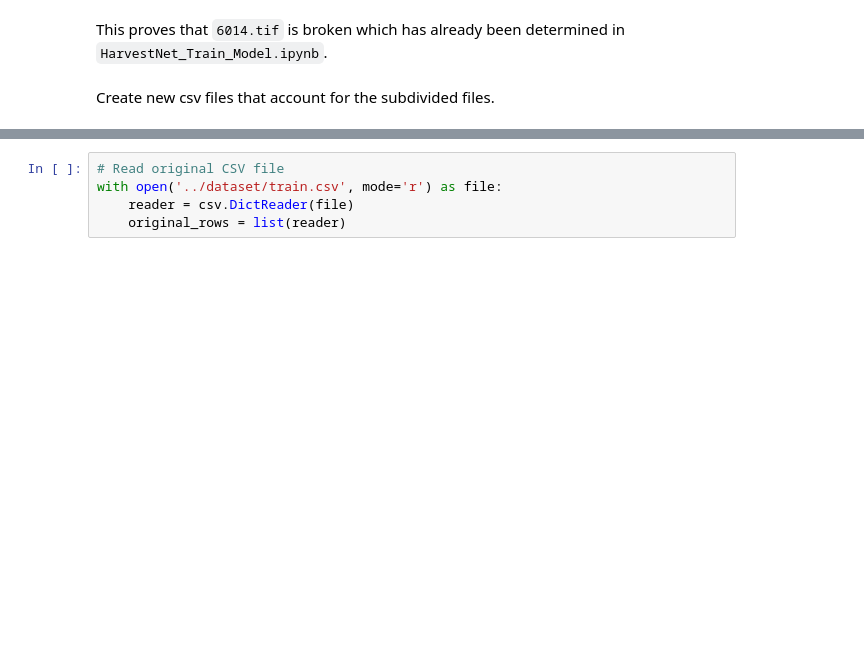
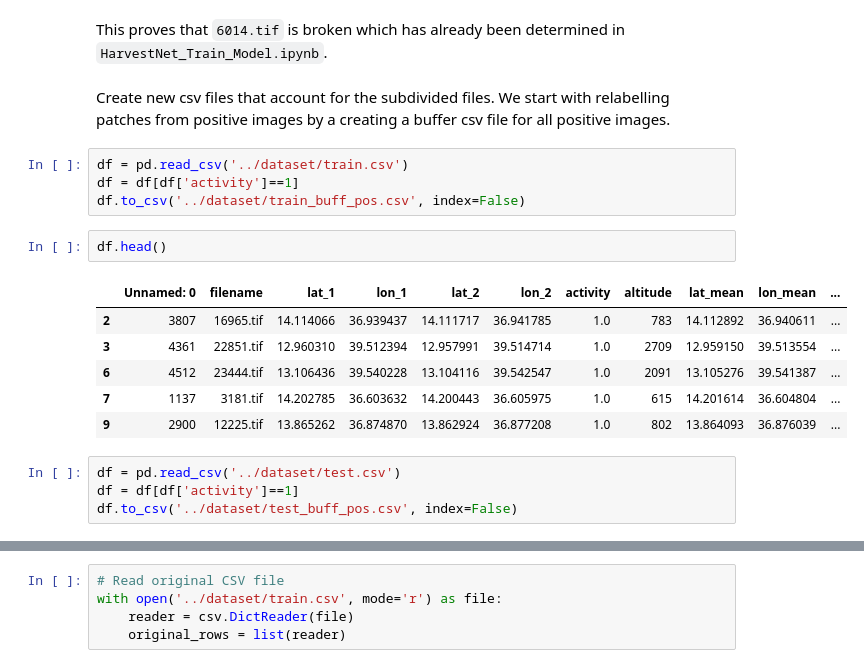
Before and after one commit to edrian-liao/harvestnet, a Jupyter notebook: notebooks/Subdivisions.ipynb, the cells around one changed output, grey strips where cells are left out. Drawn from its saved outputs; the diff is of its cells as text; blank space fills up the shorter version.

Commit message:
added figures for labelling patches

```diff
--- a/notebooks/Subdivisions.ipynb
+++ b/notebooks/Subdivisions.ipynb
@@ -115,4 +115,21 @@ for name in df['filename']:
 # %% [markdown]
 This proves that `6014.tif` is broken which has already been determined in `HarvestNet_Train_Model.ipynb`.
 # %% [markdown]
-Create new csv files that account for the subdivided files.
+Create new csv files that account for the subdivided files. We start with relabelling patches from positive images by a creating a buffer csv file for all positive images.
+# %%
+df = pd.read_csv('../dataset/train.csv')
+df = df[df['activity']==1]
+df.to_csv('../dataset/train_buff_pos.csv', index=False)
+# %%
+df.head()
+# %% [output]
+|  | Unnamed: 0 | filename | lat_1 | lon_1 | lat_2 | lon_2 | activity | altitude | lat_mean | lon_mean | ... |
+| 2 | 3807 | 16965.tif | 14.114066 | 36.939437 | 14.111717 | 36.941785 | 1.0 | 783 | 14.112892 | 36.940611 | ... |
+| 3 | 4361 | 22851.tif | 12.960310 | 39.512394 | 12.957991 | 39.514714 | 1.0 | 2709 | 12.959150 | 39.513554 | ... |
+| 6 | 4512 | 23444.tif | 13.106436 | 39.540228 | 13.104116 | 39.542547 | 1.0 | 2091 | 13.105276 | 39.541387 | ... |
+| 7 | 1137 | 3181.tif | 14.202785 | 36.603632 | 14.200443 | 36.605975 | 1.0 | 615 | 14.201614 | 36.604804 | ... |
+| 9 | 2900 | 12225.tif | 13.865262 | 36.874870 | 13.862924 | 36.877208 | 1.0 | 802 | 13.864093 | 36.876039 | ... |
+# %%
+df = pd.read_csv('../dataset/test.csv')
+df = df[df['activity']==1]
+df.to_csv('../dataset/test_buff_pos.csv', index=False)
```
Also changed, not shown: parts of 3 cells of this notebook, 4 other files.
